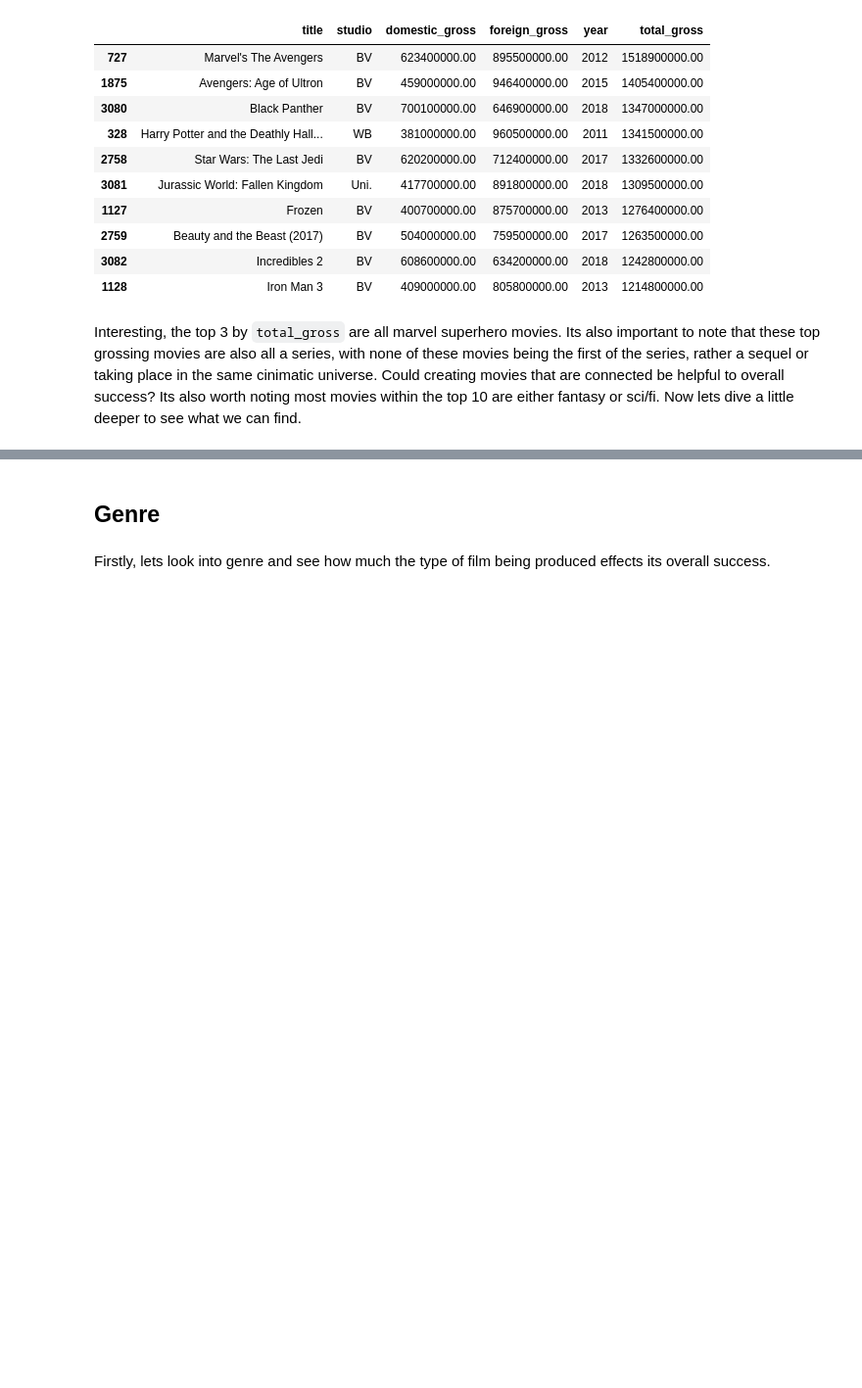
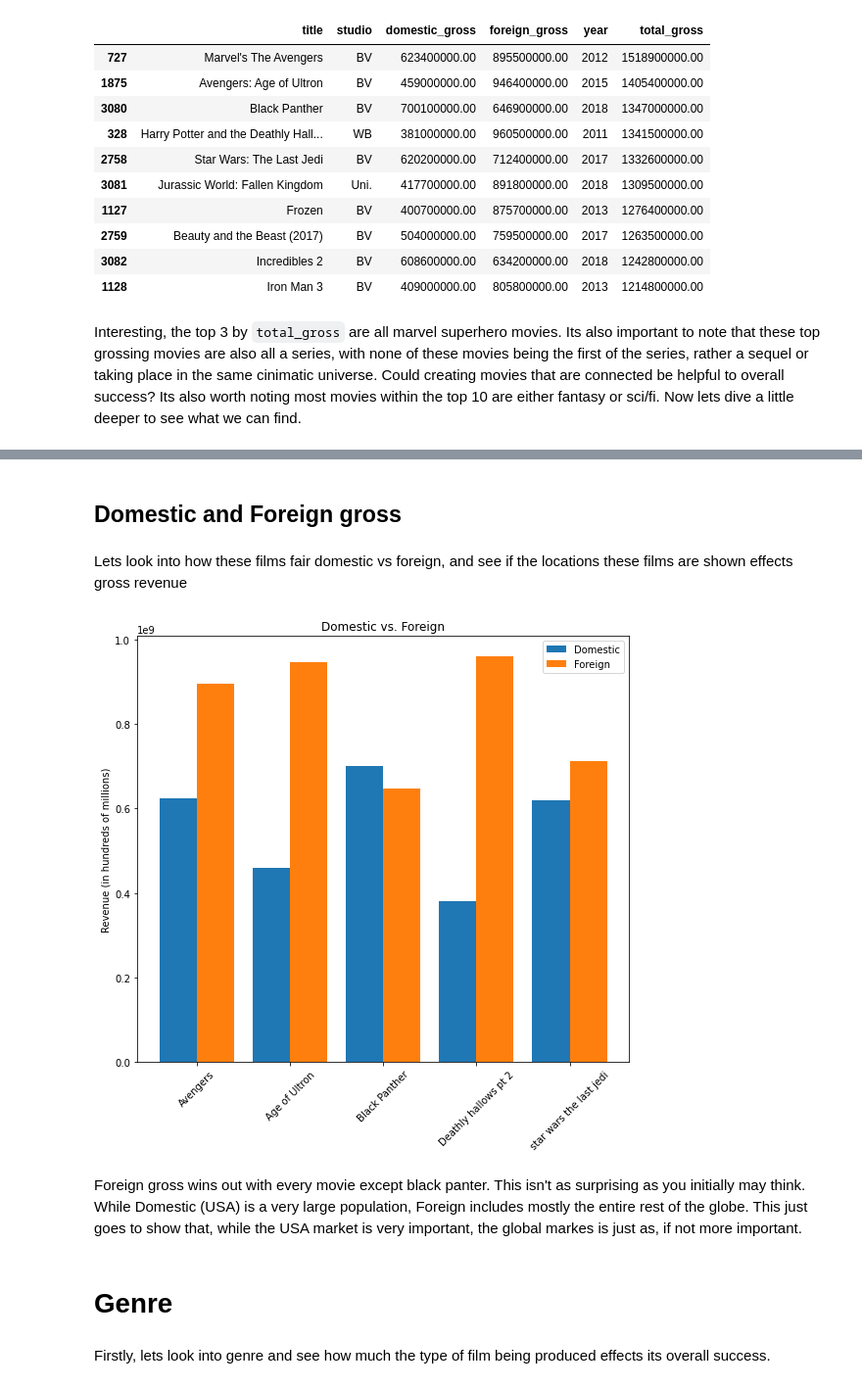
Before and after one commit to Djohnson1313/Phase_2_Project, a Jupyter notebook: Phase.1.project.notebook.ipynb, the cells around one changed output, grey strips where cells are left out. Shown: that part at 98% size. Cells and saved outputs as stored; diff of their text form; code cells hidden in the pictures; blank space fills up the shorter version.

```diff
--- a/Phase.1.project.notebook.ipynb
+++ b/Phase.1.project.notebook.ipynb
@@ -214,5 +253,27 @@ Interesting, the top 3 by `total_gross` are all marvel superhero movies. Its als
+# %% [markdown]
+## Domestic and Foreign gross
+# %% [markdown]
+Lets look into how these films fair domestic vs foreign, and see if the locations these films are shown effects gross revenue
+# %%
+fig, ax = plt.subplots(figsize = (9,8))
+y1 = [623400000.0, 459000000.0, 700100000.0, 381000000.0, 620200000.0] # domestic
+y2 = [895500000.0, 946400000.0, 646900000.0, 960500000.0, 712400000.0] # foreign
+x = np.arange(len(y1))
+width = 0.40
+plt.bar(x-0.2, y1,width)
+plt.bar(x+0.2,y2,width)
+plt.xticks(x, [ 'Avengers', 'Age of Ultron', 'Black Panther', 'Deathly hallows pt 2', 'star wars the last jedi'])
+ax.set_title('Domestic vs. Foreign')
+ax.set_ylabel('Revenue (in hundreds of millions)')
+ax.set_xticklabels(labels, rotation = 45)
+plt.legend(['Domestic', 'Foreign'])
+plt.show();
+# %% [output]
+[figure, added]
+# %% [markdown]
+Foreign gross wins out with every movie except black panter. This isn't as surprising as you initially may think. While Domestic (USA) is a very large population, Foreign includes mostly the entire rest of the globe. This just goes to show that, while the USA market is very important, the global markes is just as, if not more important.
 # %% [markdown]
-## Genre
+# Genre
 # %% [markdown]
 Firstly, lets look into genre and see how much the type of film being produced effects its overall success.
 # %%
```
Also changed, not shown: parts of 12 cells of this notebook.
